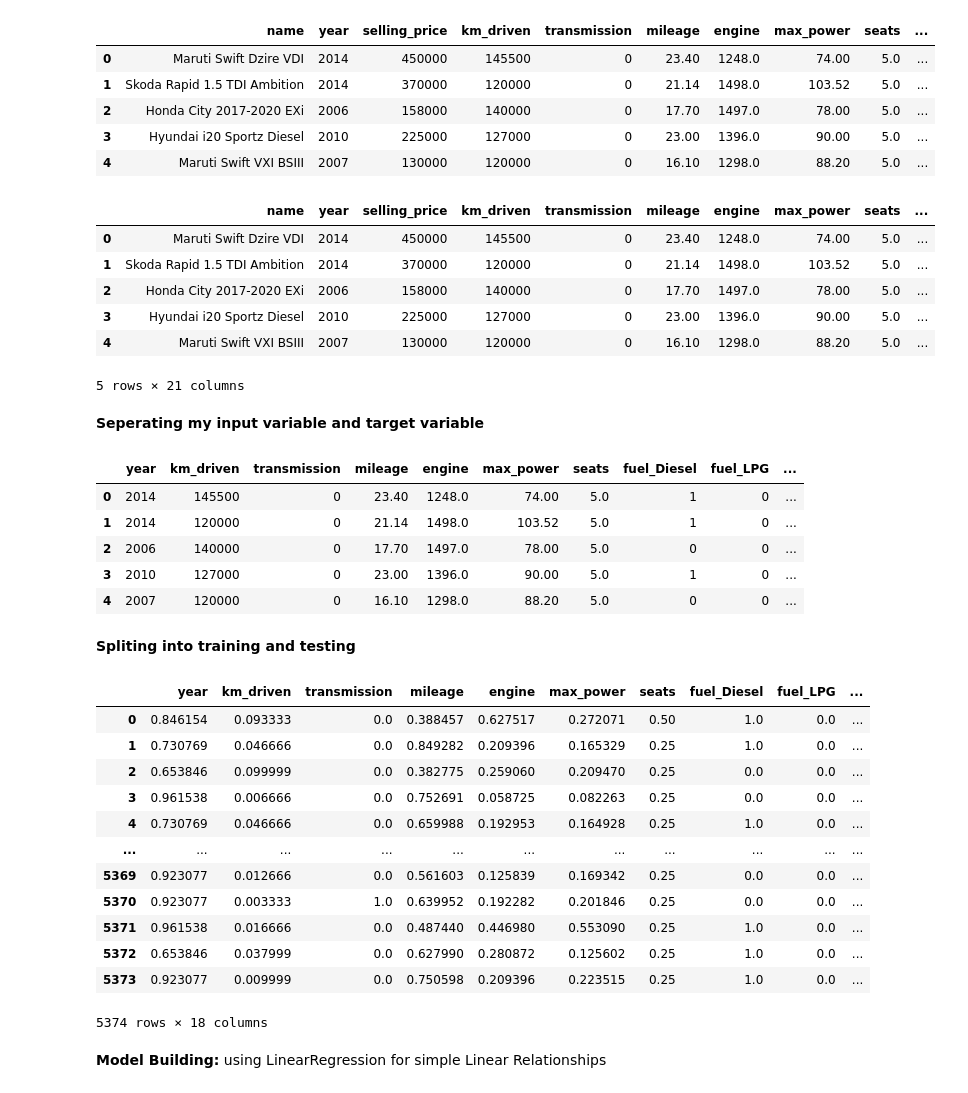
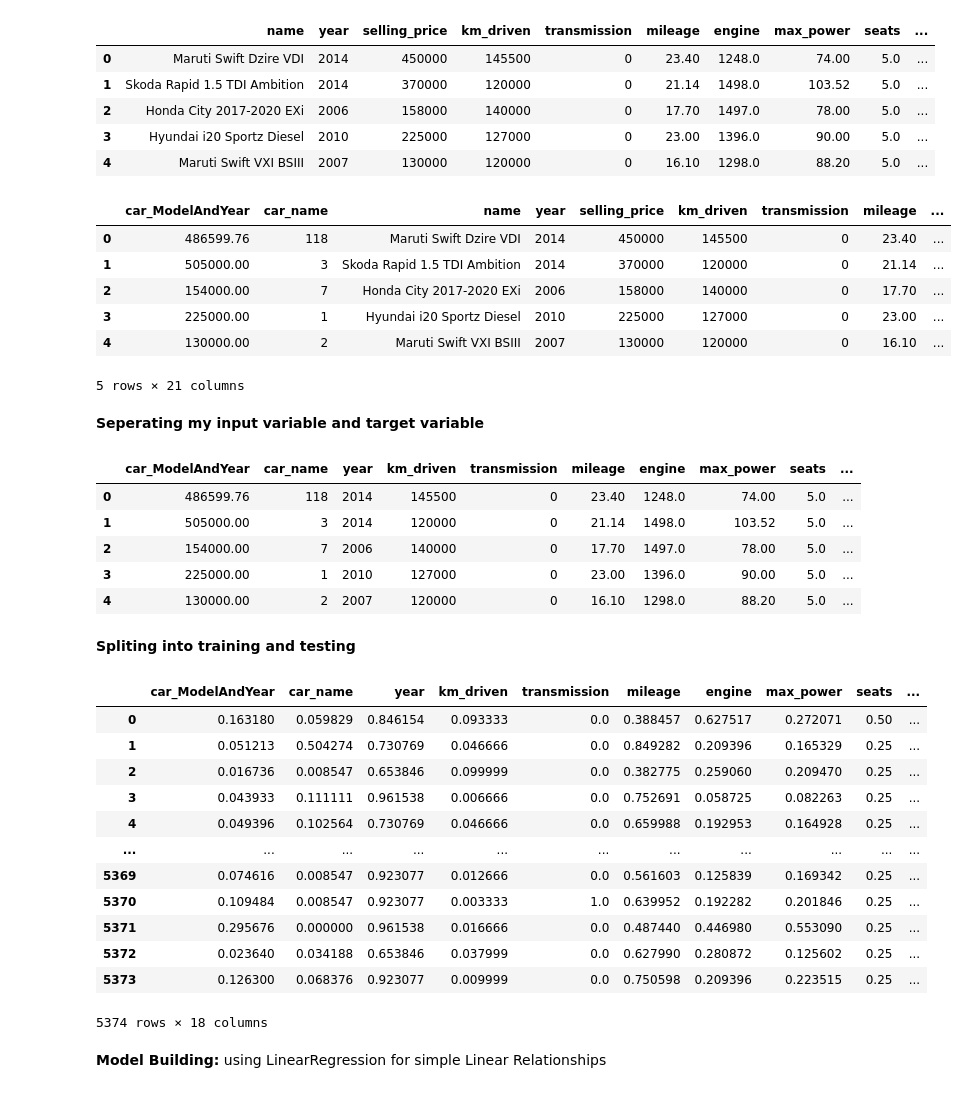
Before and after one commit to Love1117/Machine_learning-Projects, a Jupyter notebook: Machine_Learning Project/01_Supervised- Machine Learning/01_Linear_Regression/Car_price_prediction/Car_price_prediction1.ipynb, the cells around one changed output. Saved outputs shown, nothing was run; the diff lists cells and outputs as text; code cells hidden in the pictures.

```diff
--- a/Machine_Learning Project/01_Supervised- Machine Learning/01_Linear_Regression/Car_price_prediction/Car_price_prediction1.ipynb
+++ b/Machine_Learning Project/01_Supervised- Machine Learning/01_Linear_Regression/Car_price_prediction/Car_price_prediction1.ipynb
@@ -109,20 +109,28 @@ df.head()
 # %%
 # creating a target mean for car and year (converting from text to numeric)
 target_mean = df.groupby('car_model and year')['selling_price'].mean().to_dict()
 df['car_ModelAndYear'] = df['car_model and year'].map(target_mean)
 df.head()
 
 
 freq_car_name = df["name"].value_counts().to_dict()
 df["car_name"] = df["name"].map(freq_car_name)
+
+columns = df.columns.tolist()
+columns.remove('car_ModelAndYear')
+columns.remove('car_name')
+
+new_column_order = ['car_ModelAndYear', 'car_name'] + columns
+df = df[new_column_order]
+
 df.head()
 # %% [output]
-|  | name | year | selling_price | km_driven | transmission | mileage | engine | max_power | seats | ... |
-| 0 | Maruti Swift Dzire VDI | 2014 | 450000 | 145500 | 0 | 23.40 | 1248.0 | 74.00 | 5.0 | ... |
-| 1 | Skoda Rapid 1.5 TDI Ambition | 2014 | 370000 | 120000 | 0 | 21.14 | 1498.0 | 103.52 | 5.0 | ... |
-| 2 | Honda City 2017-2020 EXi | 2006 | 158000 | 140000 | 0 | 17.70 | 1497.0 | 78.00 | 5.0 | ... |
-| 3 | Hyundai i20 Sportz Diesel | 2010 | 225000 | 127000 | 0 | 23.00 | 1396.0 | 90.00 | 5.0 | ... |
-| 4 | Maruti Swift VXI BSIII | 2007 | 130000 | 120000 | 0 | 16.10 | 1298.0 | 88.20 | 5.0 | ... |
+|  | car_ModelAndYear | car_name | name | year | selling_price | km_driven | transmission | mileage | ... |
+| 0 | 486599.76 | 118 | Maruti Swift Dzire VDI | 2014 | 450000 | 145500 | 0 | 23.40 | ... |
+| 1 | 505000.00 | 3 | Skoda Rapid 1.5 TDI Ambition | 2014 | 370000 | 120000 | 0 | 21.14 | ... |
+| 2 | 154000.00 | 7 | Honda City 2017-2020 EXi | 2006 | 158000 | 140000 | 0 | 17.70 | ... |
+| 3 | 225000.00 | 1 | Hyundai i20 Sportz Diesel | 2010 | 225000 | 127000 | 0 | 23.00 | ... |
+| 4 | 130000.00 | 2 | Maruti Swift VXI BSIII | 2007 | 130000 | 120000 | 0 | 16.10 | ... |
 5 rows × 21 columns
 # %%
 #dropping irrelevant columns
@@ -135,12 +143,12 @@ y = df["selling_price"]
 # %%
 x.head()
 # %% [output]
-|  | year | km_driven | transmission | mileage | engine | max_power | seats | fuel_Diesel | fuel_LPG | ... |
-| 0 | 2014 | 145500 | 0 | 23.40 | 1248.0 | 74.00 | 5.0 | 1 | 0 | ... |
-| 1 | 2014 | 120000 | 0 | 21.14 | 1498.0 | 103.52 | 5.0 | 1 | 0 | ... |
-| 2 | 2006 | 140000 | 0 | 17.70 | 1497.0 | 78.00 | 5.0 | 0 | 0 | ... |
-| 3 | 2010 | 127000 | 0 | 23.00 | 1396.0 | 90.00 | 5.0 | 1 | 0 | ... |
-| 4 | 2007 | 120000 | 0 | 16.10 | 1298.0 | 88.20 | 5.0 | 0 | 0 | ... |
+|  | car_ModelAndYear | car_name | year | km_driven | transmission | mileage | engine | max_power | seats | ... |
+| 0 | 486599.76 | 118 | 2014 | 145500 | 0 | 23.40 | 1248.0 | 74.00 | 5.0 | ... |
+| 1 | 505000.00 | 3 | 2014 | 120000 | 0 | 21.14 | 1498.0 | 103.52 | 5.0 | ... |
+| 2 | 154000.00 | 7 | 2006 | 140000 | 0 | 17.70 | 1497.0 | 78.00 | 5.0 | ... |
+| 3 | 225000.00 | 1 | 2010 | 127000 | 0 | 23.00 | 1396.0 | 90.00 | 5.0 | ... |
+| 4 | 130000.00 | 2 | 2007 | 120000 | 0 | 16.10 | 1298.0 | 88.20 | 5.0 | ... |
 # %% [markdown]
 **Spliting into training and testing**
 # %%
@@ -155,18 +163,18 @@ x_test = pd.DataFrame(scale.fit_transform(x_test), columns= x.columns)
 
 x_train
 # %% [output]
-|  | year | km_driven | transmission | mileage | engine | max_power | seats | fuel_Diesel | fuel_LPG | ... |
-| 0 | 0.846154 | 0.093333 | 0.0 | 0.388457 | 0.627517 | 0.272071 | 0.50 | 1.0 | 0.0 | ... |
-| 1 | 0.730769 | 0.046666 | 0.0 | 0.849282 | 0.209396 | 0.165329 | 0.25 | 1.0 | 0.0 | ... |
-| 2 | 0.653846 | 0.099999 | 0.0 | 0.382775 | 0.259060 | 0.209470 | 0.25 | 0.0 | 0.0 | ... |
-| 3 | 0.961538 | 0.006666 | 0.0 | 0.752691 | 0.058725 | 0.082263 | 0.25 | 0.0 | 0.0 | ... |
-| 4 | 0.730769 | 0.046666 | 0.0 | 0.659988 | 0.192953 | 0.164928 | 0.25 | 1.0 | 0.0 | ... |
+|  | car_ModelAndYear | car_name | year | km_driven | transmission | mileage | engine | max_power | seats | ... |
+| 0 | 0.163180 | 0.059829 | 0.846154 | 0.093333 | 0.0 | 0.388457 | 0.627517 | 0.272071 | 0.50 | ... |
+| 1 | 0.051213 | 0.504274 | 0.730769 | 0.046666 | 0.0 | 0.849282 | 0.209396 | 0.165329 | 0.25 | ... |
+| 2 | 0.016736 | 0.008547 | 0.653846 | 0.099999 | 0.0 | 0.382775 | 0.259060 | 0.209470 | 0.25 | ... |
+| 3 | 0.043933 | 0.111111 | 0.961538 | 0.006666 | 0.0 | 0.752691 | 0.058725 | 0.082263 | 0.25 | ... |
+| 4 | 0.049396 | 0.102564 | 0.730769 | 0.046666 | 0.0 | 0.659988 | 0.192953 | 0.164928 | 0.25 | ... |
 | ... | ... | ... | ... | ... | ... | ... | ... | ... | ... | ... |
-| 5369 | 0.923077 | 0.012666 | 0.0 | 0.561603 | 0.125839 | 0.169342 | 0.25 | 0.0 | 0.0 | ... |
-| 5370 | 0.923077 | 0.003333 | 1.0 | 0.639952 | 0.192282 | 0.201846 | 0.25 | 0.0 | 0.0 | ... |
-| 5371 | 0.961538 | 0.016666 | 0.0 | 0.487440 | 0.446980 | 0.553090 | 0.25 | 1.0 | 0.0 | ... |
-| 5372 | 0.653846 | 0.037999 | 0.0 | 0.627990 | 0.280872 | 0.125602 | 0.25 | 1.0 | 0.0 | ... |
-| 5373 | 0.923077 | 0.009999 | 0.0 | 0.750598 | 0.209396 | 0.223515 | 0.25 | 1.0 | 0.0 | ... |
+| 5369 | 0.074616 | 0.008547 | 0.923077 | 0.012666 | 0.0 | 0.561603 | 0.125839 | 0.169342 | 0.25 | ... |
+| 5370 | 0.109484 | 0.008547 | 0.923077 | 0.003333 | 1.0 | 0.639952 | 0.192282 | 0.201846 | 0.25 | ... |
+| 5371 | 0.295676 | 0.000000 | 0.961538 | 0.016666 | 0.0 | 0.487440 | 0.446980 | 0.553090 | 0.25 | ... |
+| 5372 | 0.023640 | 0.034188 | 0.653846 | 0.037999 | 0.0 | 0.627990 | 0.280872 | 0.125602 | 0.25 | ... |
+| 5373 | 0.126300 | 0.068376 | 0.923077 | 0.009999 | 0.0 | 0.750598 | 0.209396 | 0.223515 | 0.25 | ... |
 5374 rows × 18 columns
 # %% [markdown]
 **Model Building:** using LinearRegression for simple Linear Relationships
```
Also changed, not shown: parts of 3 cells of this notebook.
